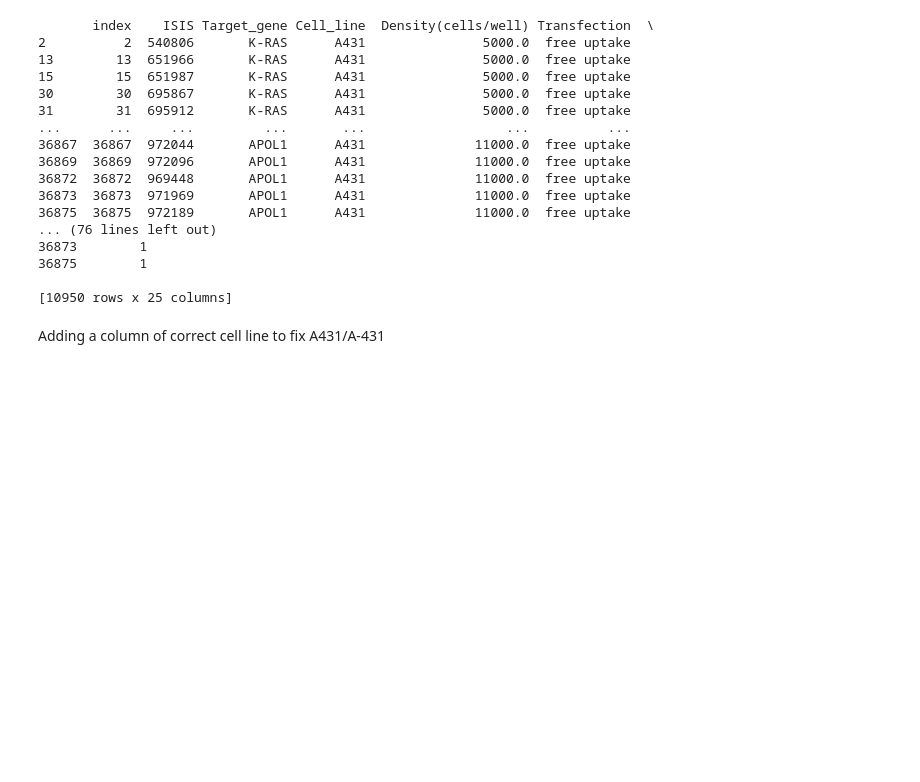
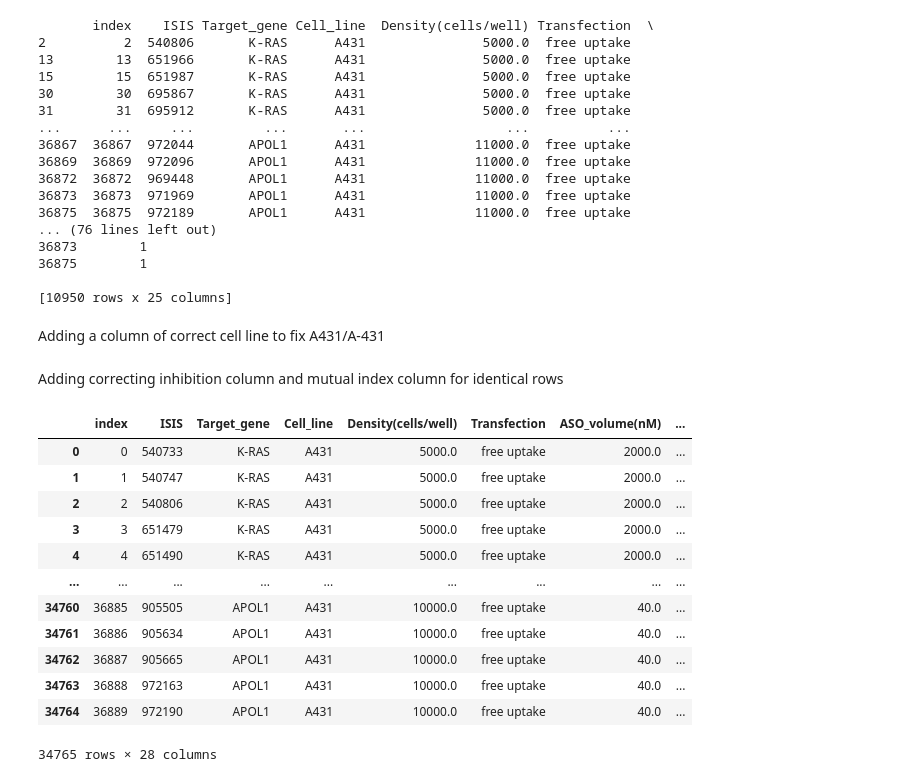
Before and after one commit to RedPenguin100/ASOdesign, a Jupyter notebook: scripts/data_genertion/validating_data.ipynb, the cells around one changed output. Saved outputs shown, nothing was run; the diff lists cells and outputs as text; code cells hidden in the pictures; blank space fills up the shorter version.

```diff
--- a/scripts/data_genertion/validating_data.ipynb
+++ b/scripts/data_genertion/validating_data.ipynb
@@ -90,3 +90,5 @@ df_ver3.loc[(df_ver3['Cell_line'] == 'A431') | (df_ver3['Cell_line'] == 'A-431')
 df_org.to_csv('data_from_article_fixed.csv', index=False)
 df_ver2.to_csv('data_updated_18.5.csv', index=False)
 df_ver3.to_csv('data_asoptimizer_updated.csv', index=False)
+# %% [markdown]
+Adding correcting inhibition column and mutual index column for identical rows
@@ -92,0 +104,58 @@ df_ver3.to_csv('data_asoptimizer_updated.csv', index=False)
+# %%
+def process_duplicate_inhibition(df):
+    """
+    Process dataframe to handle duplicate rows (identical except for inhibition and index).
+
+    Parameters:
+    df (pd.DataFrame): Input dataframe with columns including 'inhibition' and 'index'
+
+    Returns:
+    pd.DataFrame: Processed dataframe with 'corrected_inhibition' and 'mutual_index' columns
+    """
+
+    # Create a copy to avoid modifying the original dataframe
+    result_df = df.copy()
+
+    # Get all columns except 'inhibition' and 'index' for grouping
+    grouping_cols = [col for col in df.columns if col not in [INHIBITION, 'index']]
+
+    # Group by all columns except inhibition and index
+    grouped = df.groupby(grouping_cols)
+
+    # Initialize the new columns
+    result_df['corrected_inhibition'] = df[INHIBITION]
+    result_df['mutual_index'] = df['index']
+
+    # Process each group
+    for name, group in grouped:
+        if len(group) > 1:  # This group has duplicates
+            # Calculate average inhibition for duplicates
+            avg_inhibition = group[INHIBITION].mean()
+
+            # Get the first index as the mutual index
+            mutual_idx = group['index'].iloc[0]
+
+            # Update all rows in this group
+            mask = df.index.isin(group.index)
+            result_df.loc[mask, 'corrected_inhibition'] = avg_inhibition
+            result_df.loc[mask, 'mutual_index'] = mutual_idx
+
+    return result_df
+# %%
+df_copy = process_duplicate_inhibition(df_org)
+# %%
+df_copy
+# %% [output]
+|  | index | ISIS | Target_gene | Cell_line | Density(cells/well) | Transfection | ASO_volume(nM) | ... |
+| 0 | 0 | 540733 | K-RAS | A431 | 5000.0 | free uptake | 2000.0 | ... |
+| 1 | 1 | 540747 | K-RAS | A431 | 5000.0 | free uptake | 2000.0 | ... |
+| 2 | 2 | 540806 | K-RAS | A431 | 5000.0 | free uptake | 2000.0 | ... |
+| 3 | 3 | 651479 | K-RAS | A431 | 5000.0 | free uptake | 2000.0 | ... |
+| 4 | 4 | 651490 | K-RAS | A431 | 5000.0 | free uptake | 2000.0 | ... |
+| ... | ... | ... | ... | ... | ... | ... | ... | ... |
+| 34760 | 36885 | 905505 | APOL1 | A431 | 10000.0 | free uptake | 40.0 | ... |
+| 34761 | 36886 | 905634 | APOL1 | A431 | 10000.0 | free uptake | 40.0 | ... |
+| 34762 | 36887 | 905665 | APOL1 | A431 | 10000.0 | free uptake | 40.0 | ... |
+| 34763 | 36888 | 972163 | APOL1 | A431 | 10000.0 | free uptake | 40.0 | ... |
+| 34764 | 36889 | 972190 | APOL1 | A431 | 10000.0 | free uptake | 40.0 | ... |
+34765 rows × 28 columns
```
Also changed, not shown: parts of 6 cells of this notebook, 2 other files.
